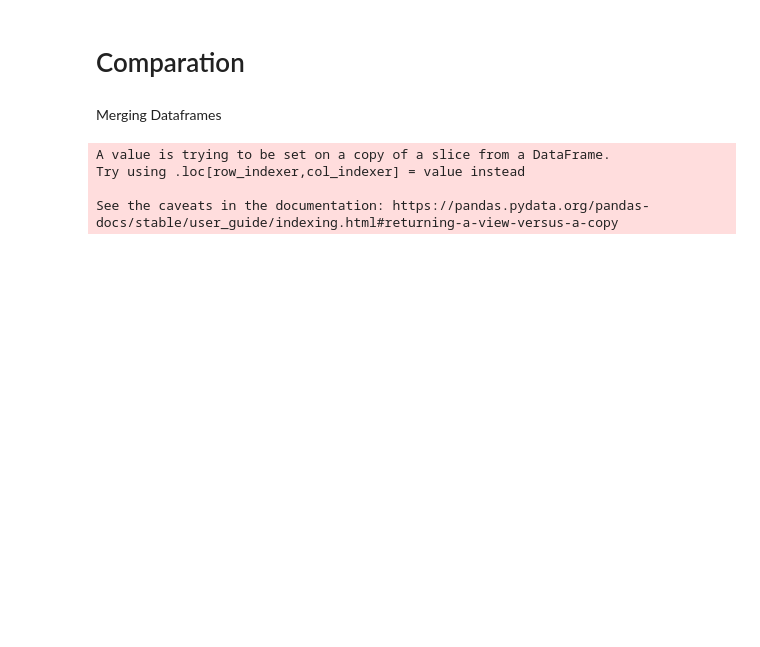
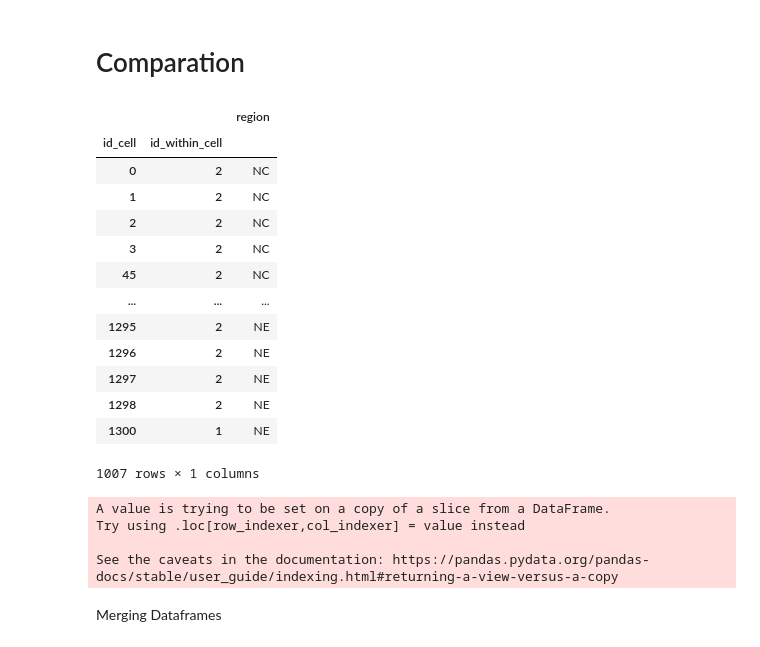
Before and after one commit to Ciampitti-Lab/ApsimxpyModule, a Jupyter notebook: workflow/_6EvaluationNotebooks/ExploratoryAnalysis.ipynb, the cells around one changed output. Saved outputs shown, nothing was run; the diff lists cells and outputs as text; code cells hidden in the pictures; blank space fills up the shorter version.

```diff
--- a/workflow/_6EvaluationNotebooks/ExploratoryAnalysis.ipynb
+++ b/workflow/_6EvaluationNotebooks/ExploratoryAnalysis.ipynb
@@ -117,0 +131,26 @@ highest_yield['Yield'] = (highest_yield['MaizeYield']+highest_yield['SoyBeanYiel
+# %%
+
+# Loading fields
+folder = "/workspace/workflow/_3AgroDataExtraction"
+geojson_file = glob.glob(os.path.join(folder, "*.geojson"))
+fields=gpd.read_file(geojson_file[0])
+fields_region=fields[['id_cell','id_within_cell','region']]
+fields_region_indexed = fields_region.set_index(['id_cell', 'id_within_cell'])
+# Extracting the year
+
+fields_region_indexed
+# %% [output]
+|  |  | region |
+| id_cell | id_within_cell |  |
+| 0 | 2 | NC |
+| 1 | 2 | NC |
+| 2 | 2 | NC |
+| 3 | 2 | NC |
+| 45 | 2 | NC |
+| ... | ... | ... |
+| 1295 | 2 | NE |
+| 1296 | 2 | NE |
+| 1297 | 2 | NE |
+| 1298 | 2 | NE |
+| 1300 | 1 | NE |
+1007 rows × 1 columns
@@ -118,2 +189,12 @@ highest_yield['Yield'] = (highest_yield['MaizeYield']+highest_yield['SoyBeanYiel
+# %%
+mask_GTD=(GTD['year'] < 2019)
+
+GTD_filtered = GTD[mask_GTD]
+GTD_filtered['Yield'] = GTD_filtered['yield_ton']
+# %% [output]
+A value is trying to be set on a copy of a slice from a DataFrame.
+Try using .loc[row_indexer,col_indexer] = value instead
+
+See the caveats in the documentation: https://pandas.pydata.org/pandas-docs/stable/user_guide/indexing.html#returning-a-view-versus-a-copy
 # %% [markdown]
 Merging Dataframes
@@ -129,10 +200,0 @@ highest_yield_filtered=highest_yield_filtered[highest_yield_filtered['MaizeYield
-# %%
-mask_GTD=(GTD['year'] < 2019)
-
-GTD_filtered = GTD[mask_GTD]
-GTD_filtered['Yield'] = GTD_filtered['yield_ton']
-# %% [output]
-A value is trying to be set on a copy of a slice from a DataFrame.
-Try using .loc[row_indexer,col_indexer] = value instead
-
-See the caveats in the documentation: https://pandas.pydata.org/pandas-docs/stable/user_guide/indexing.html#returning-a-view-versus-a-copy
```
Also changed, not shown: parts of 13 cells of this notebook, 8 other files.
